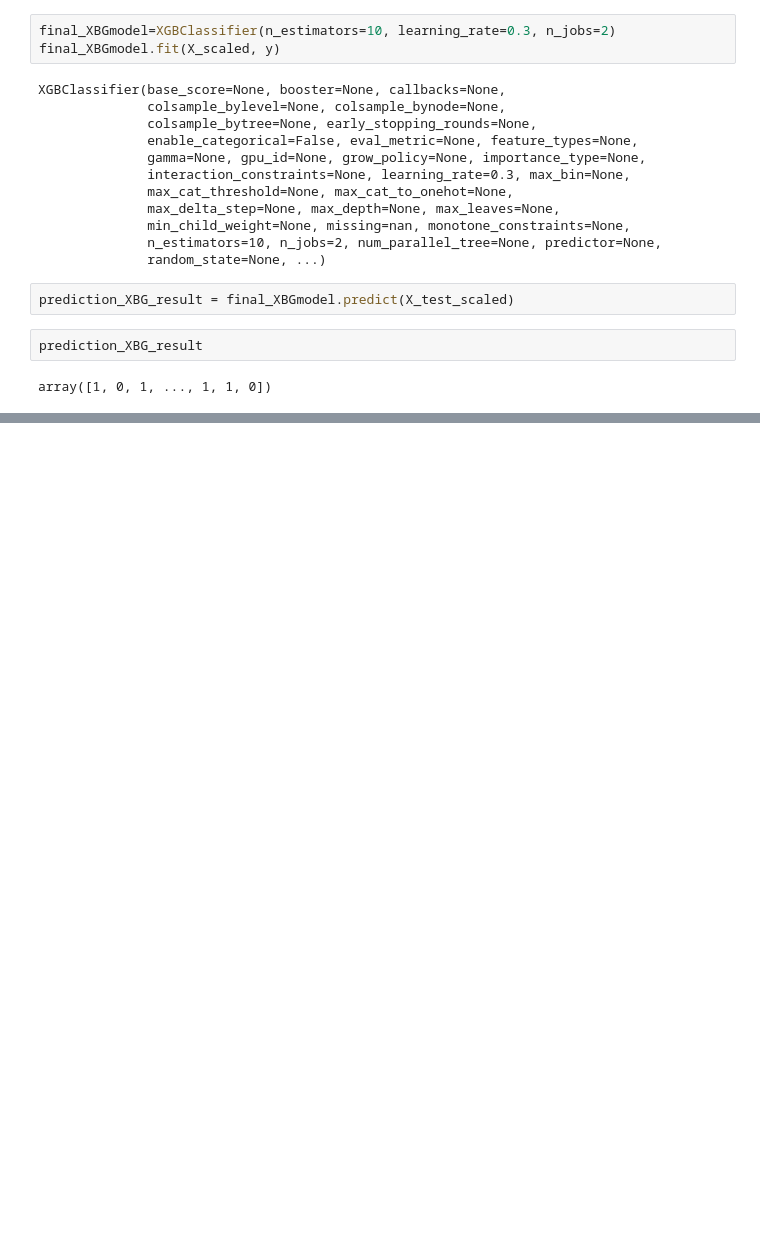
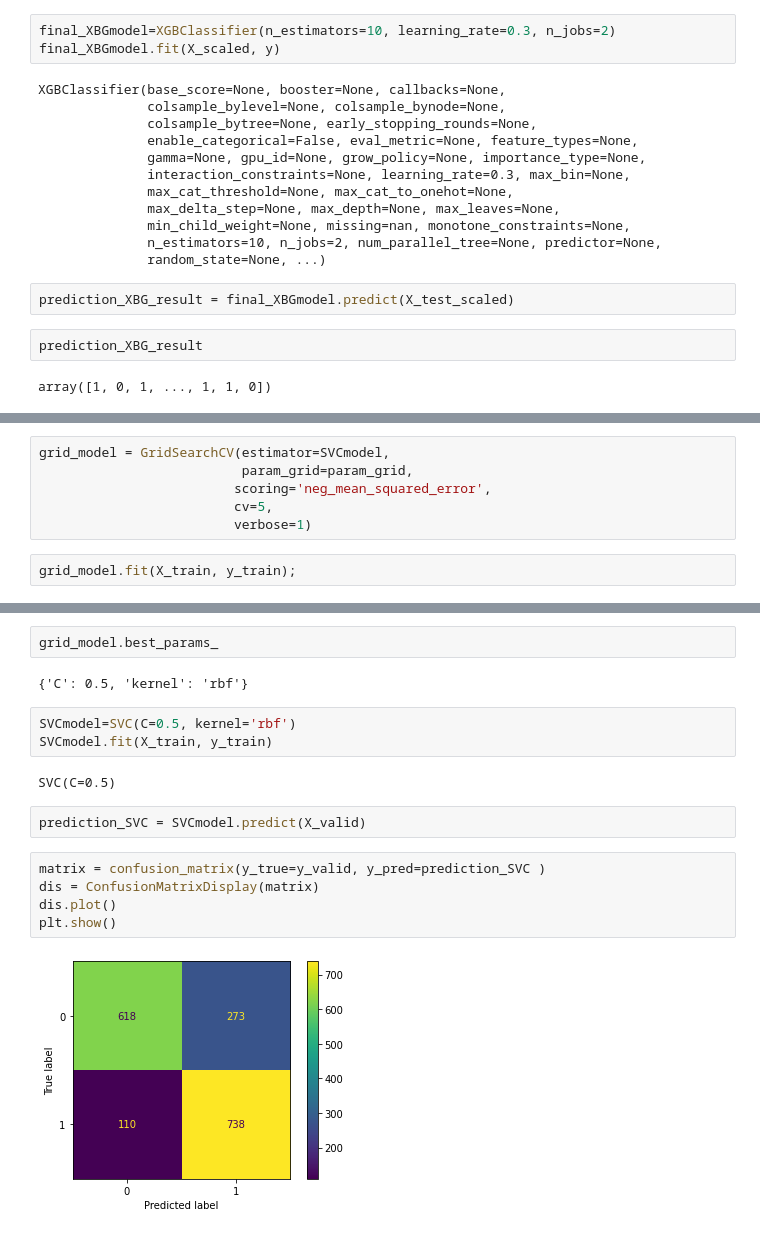
Before and after one commit to Mounice97/Portfolio, a Jupyter notebook: Competition_Spaceship_Titanic/competition-spaceship-titanic.ipynb, the cells around one changed output, grey strips where cells are left out. Drawn from its saved outputs; the diff is of its cells as text; blank space fills up the shorter version.

```diff
--- a/Competition_Spaceship_Titanic/competition-spaceship-titanic.ipynb
+++ b/Competition_Spaceship_Titanic/competition-spaceship-titanic.ipynb
@@ -565,0 +572,8 @@ dtype: int64
+# %%
+grid_model = GridSearchCV(estimator=SVCmodel,
+                          param_grid=param_grid,
+                         scoring='neg_mean_squared_error',
+                         cv=5,
+                         verbose=1)
+# %%
+grid_model.fit(X_train, y_train);
@@ -565,0 +599,18 @@ dtype: int64
+# %%
+grid_model.best_params_
+# %% [output]
+{'C': 0.5, 'kernel': 'rbf'}
+# %%
+SVCmodel=SVC(C=0.5, kernel='rbf')
+SVCmodel.fit(X_train, y_train)
+# %% [output]
+SVC(C=0.5)
+# %%
+prediction_SVC = SVCmodel.predict(X_valid)
+# %%
+matrix = confusion_matrix(y_true=y_valid, y_pred=prediction_SVC )
+dis = ConfusionMatrixDisplay(matrix)
+dis.plot()
+plt.show()
+# %% [output]
+[figure, added]
```
Also changed, not shown: parts of 34 cells of this notebook, 1 other file.
